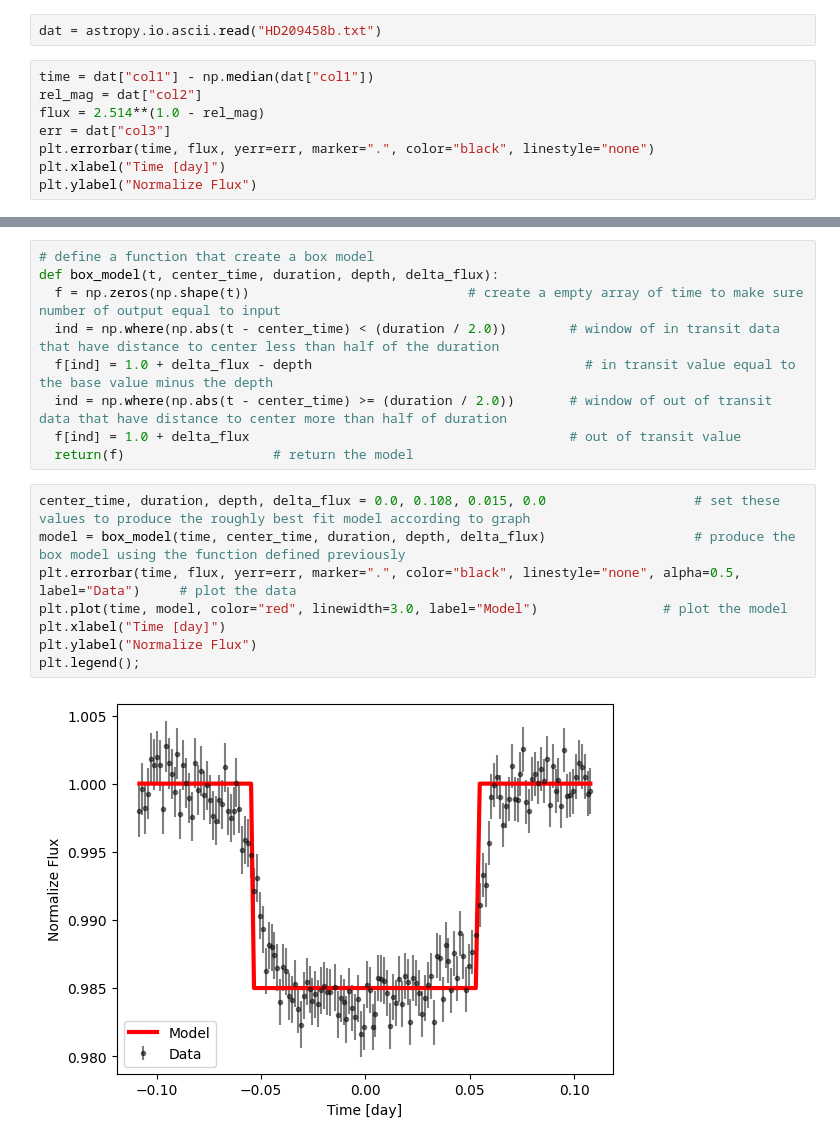
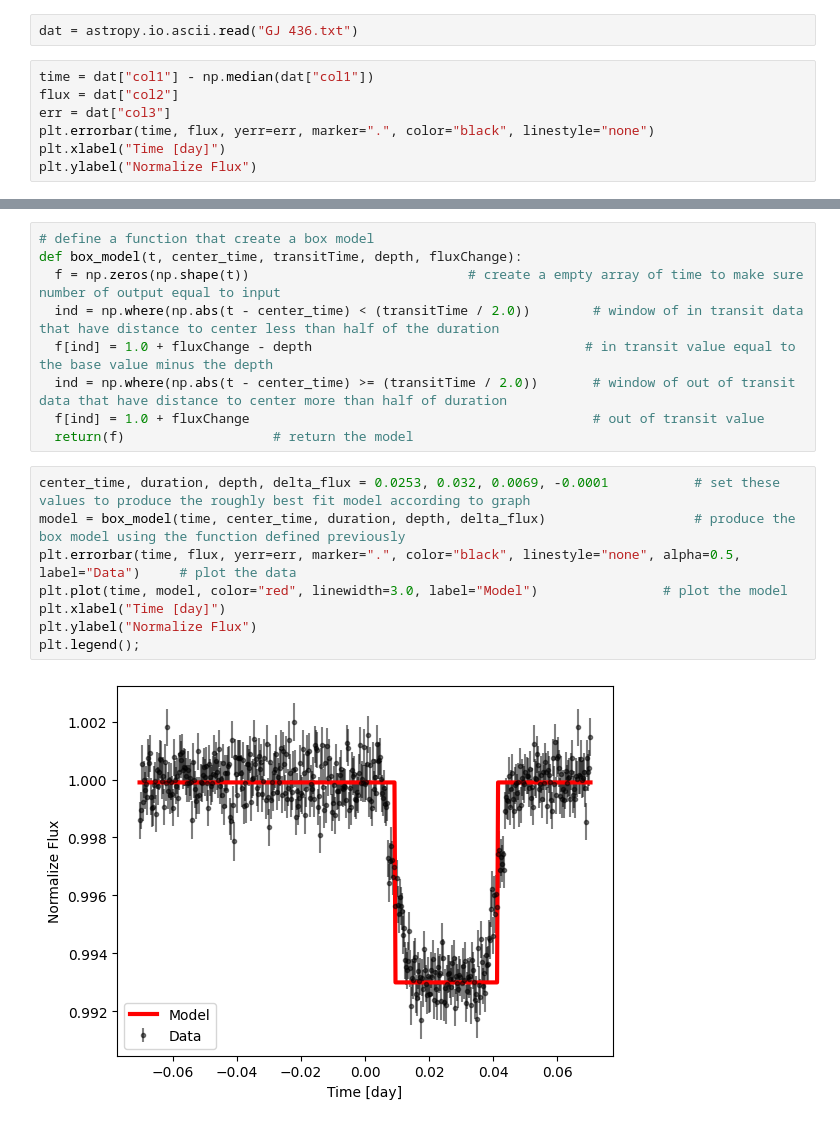
Before and after one commit to kAi3345/Astron, a Jupyter notebook: exoplanet/Exoplanet.ipynb, the cells around one changed output, grey strips where cells are left out. Drawn from its saved outputs; the diff is of its cells as text.

```diff
--- a/exoplanet/Exoplanet.ipynb
+++ b/exoplanet/Exoplanet.ipynb
@@ -12,9 +12,8 @@ Saving HD209458b.txt to HD209458b.txt
 # %%
-dat = astropy.io.ascii.read("HD209458b.txt")
+dat = astropy.io.ascii.read("GJ 436.txt")
 # %%
 time = dat["col1"] - np.median(dat["col1"])
-rel_mag = dat["col2"]
-flux = 2.514**(1.0 - rel_mag)
+flux = dat["col2"]
 err = dat["col3"]
 plt.errorbar(time, flux, yerr=err, marker=".", color="black", linestyle="none")
 plt.xlabel("Time [day]")
@@ -25,22 +24,22 @@ Text(0, 0.5, 'Normalize Flux')
 # %%
 # define a function that create a box model
-def box_model(t, center_time, duration, depth, delta_flux):
+def box_model(t, center_time, transitTime, depth, fluxChange):
   f = np.zeros(np.shape(t))                            # create a empty array of time to make sure number of output equal to input
-  ind = np.where(np.abs(t - center_time) < (duration / 2.0))        # window of in transit data that have distance to center less than half of the duration
-  f[ind] = 1.0 + delta_flux - depth                                   # in transit value equal to the base value minus the depth
-  ind = np.where(np.abs(t - center_time) >= (duration / 2.0))       # window of out of transit data that have distance to center more than half of duration
-  f[ind] = 1.0 + delta_flux                                         # out of transit value
+  ind = np.where(np.abs(t - center_time) < (transitTime / 2.0))        # window of in transit data that have distance to center less than half of the duration
+  f[ind] = 1.0 + fluxChange - depth                                   # in transit value equal to the base value minus the depth
+  ind = np.where(np.abs(t - center_time) >= (transitTime / 2.0))       # window of out of transit data that have distance to center more than half of duration
+  f[ind] = 1.0 + fluxChange                                            # out of transit value
   return(f)                   # return the model
 # %%
-center_time, duration, depth, delta_flux = 0.0, 0.108, 0.015, 0.0                   # set these values to produce the roughly best fit model according to graph
+center_time, duration, depth, delta_flux = 0.0253, 0.032, 0.0069, -0.0001           # set these values to produce the roughly best fit model according to graph
 model = box_model(time, center_time, duration, depth, delta_flux)                   # produce the box model using the function defined previously
 plt.errorbar(time, flux, yerr=err, marker=".", color="black", linestyle="none", alpha=0.5, label="Data")     # plot the data
 plt.plot(time, model, color="red", linewidth=3.0, label="Model")                # plot the model
 plt.xlabel("Time [day]")
 plt.ylabel("Normalize Flux")
 plt.legend();
 # %% [output]
-[figure, old version]
+[figure, new version]
 # %%
 #calculate the reduced chi-square to check how fit the model to the data
 def calc_reduced_chi2(O, C, err, n, m):
```
Also changed, not shown: parts of 3 cells of this notebook.
